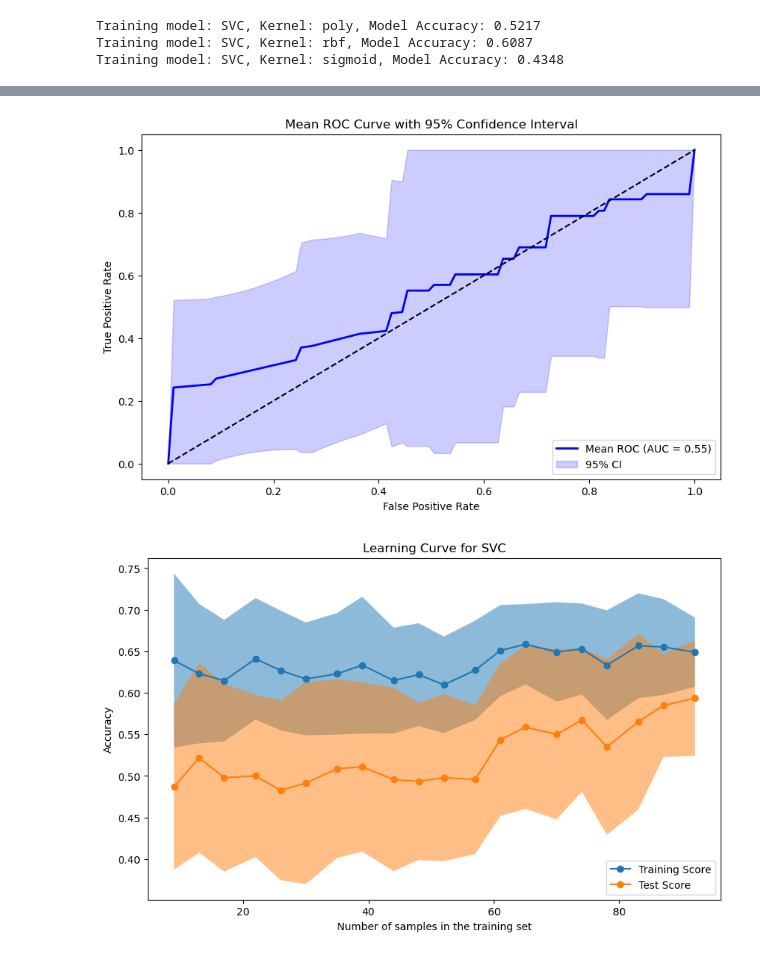
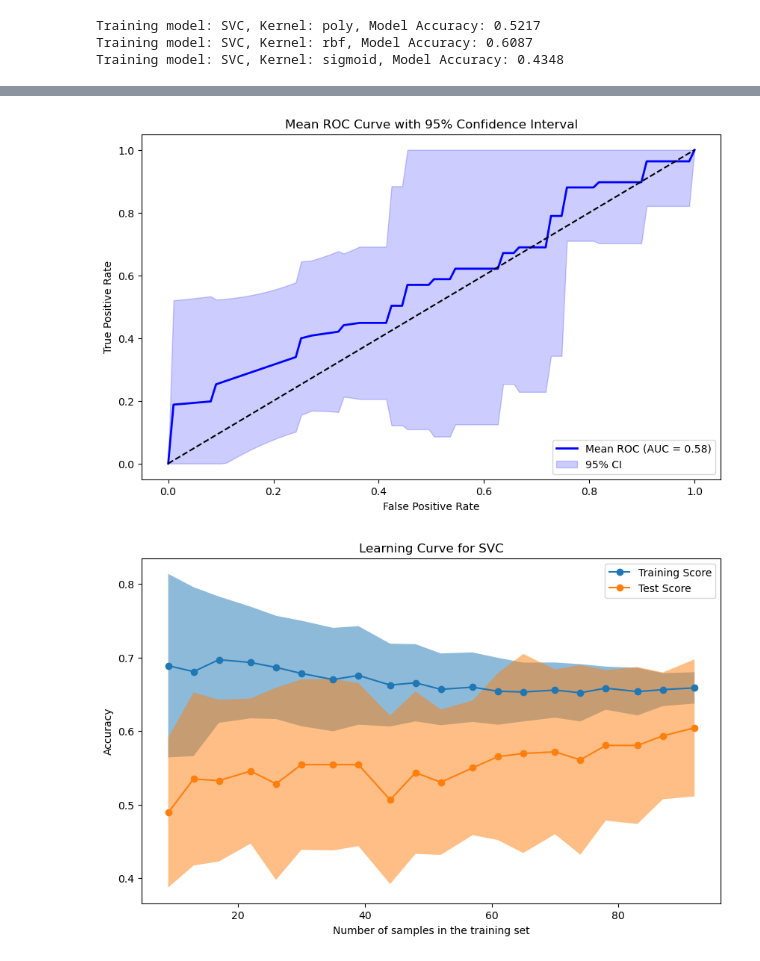
Before and after one commit to jolinevb/Lipo_ML, a Jupyter notebook: assignment.ipynb, the cells around one changed output, grey strips where cells are left out. Saved outputs shown, nothing was run; the diff lists cells and outputs as text; code cells hidden in the pictures.

Commit message:
Added scaling in the right positions

```diff
--- a/assignment.ipynb
+++ b/assignment.ipynb
@@ -1137,6 +1147,10 @@ def forward_filtering(data, model):
     for feature in range(0, 150):
         features.append(data_p_values['feature'][feature])
         features_train, features_test, label_train, label_test = train_test_split(data[features], data['label'], test_size=0.2, random_state=41, stratify=data['label'])
+        #add robust scaling
+        transformer = RobustScaler().fit(features_train)
+        features_train = pd.DataFrame(transformer.transform(features_train), columns=features_train.columns, index=features_train.index)
+        features_test = pd.DataFrame(transformer.transform(features_test), columns=features_test.columns, index=features_test.index)
         # Store accuracy scores for the current feature
         param_dist = {'n_estimators': randint(1,150),
             'max_depth': randint(2,10),
@@ -1182,6 +1196,10 @@ def learning_curve_plot(model, best_hyper_params, data_used):
         model = model(random_state=42, **best_hyper_params, kernel='rbf')
     else:
         model = model(random_state=42, **best_hyper_params)
+    X = data_used.drop(columns='label')
+    transformer = RobustScaler().fit(X)
+    data_used_scaled = pd.DataFrame(transformer.transform(X), columns=X.columns, index=X.index)
+    data_used = pd.concat([data_used_scaled, data_used['label']], axis=1)
     fig, ax = plt.subplots(figsize=(10, 6), sharey=True)
     common_params = {
         "X": data_used.drop(columns='label'),
@@ -1237,6 +1255,9 @@ def random_forest_classifier(data, selection):
             p_values = calculate_p_values(train_data_rf)
             p_values_used = p_values[:best_features].index
             columns_to_keep = list(p_values_used)
+            transformer = RobustScaler().fit(features_train)
+            features_train = pd.DataFrame(transformer.transform(features_train), columns=features_train.columns, index=features_train.index)
+            features_test = pd.DataFrame(transformer.transform(features_test), columns=features_test.columns, index=features_test.index)
             features_train = features_train[columns_to_keep]
             features_test = features_test[columns_to_keep]
         elif selection == 'pca':
@@ -1244,6 +1265,9 @@ def random_forest_classifier(data, selection):
             add_scores, accuracy, sensitivity, specificity = pca_feature_selection(train_data_rf, model_test)
             best_pca = add_scores.index(max(add_scores))+1
             features.append(best_pca)
+            transformer = RobustScaler().fit(features_train)
+            features_train = pd.DataFrame(transformer.transform(features_train), columns=features_train.columns, index=features_train.index)
+            features_test = pd.DataFrame(transformer.transform(features_test), columns=features_test.columns, index=features_test.index)
             pca = PCA(n_components=best_pca)
             pca_transform = pca.fit_transform(features_train)
             features_train = pd.DataFrame(data=pca_transform, columns=[f'PC{i+1}' for i in range(pca_transform.shape[1])])
@@ -1363,6 +1387,9 @@ train_data_svm = pd.concat([features_train, label_train], axis=1)
 p_values = calculate_p_values(train_data_svm)
 p_values_used = p_values[:20].index
 columns_to_keep = list(p_values_used)
+transformer = RobustScaler().fit(features_train)
+features_train = pd.DataFrame(transformer.transform(features_train), columns=features_train.columns, index=features_train.index)
+features_test = pd.DataFrame(transformer.transform(features_test), columns=features_test.columns, index=features_test.index)
 features_train = features_train[columns_to_keep]
 features_test = features_test[columns_to_keep]
 
@@ -1416,6 +1443,9 @@ def svm_classifier(data, selection):
             p_values = calculate_p_values(train_data_rf)
             p_values_used = p_values[:best_features].index
             columns_to_keep = list(p_values_used)
+            transformer = RobustScaler().fit(features_train)
+            features_train = pd.DataFrame(transformer.transform(features_train), columns=features_train.columns, index=features_train.index)
+            features_test = pd.DataFrame(transformer.transform(features_test), columns=features_test.columns, index=features_test.index)
             features_train = features_train[columns_to_keep]
             features_test = features_test[columns_to_keep]
         elif selection == 'pca':
@@ -1423,6 +1453,9 @@ def svm_classifier(data, selection):
             add_scores, accuracy, sensitivity, specificity = pca_feature_selection(data, model_test)
             best_pca = add_scores.index(max(add_scores))+1
             features.append(best_pca)
+            transformer = RobustScaler().fit(features_train)
+            features_train = pd.DataFrame(transformer.transform(features_train), columns=features_train.columns, index=features_train.index)
+            features_test = pd.DataFrame(transformer.transform(features_test), columns=features_test.columns, index=features_test.index)
             pca = PCA(n_components=best_pca)
             pca_transform = pca.fit_transform(features_train)
             features_train = pd.DataFrame(data=pca_transform, columns=[f'PC{i+1}' for i in range(pca_transform.shape[1])])
@@ -1517,2 +1550,2 @@ Accuracy: 0.5217391304347826, Specificity: 0.0, Sensitivity: 0.5217391304347826
-[figure, old version]
+[figure, new version]
-[figure, old version]
+[figure, new version]
```
Also changed, not shown: parts of 4 cells of this notebook.
